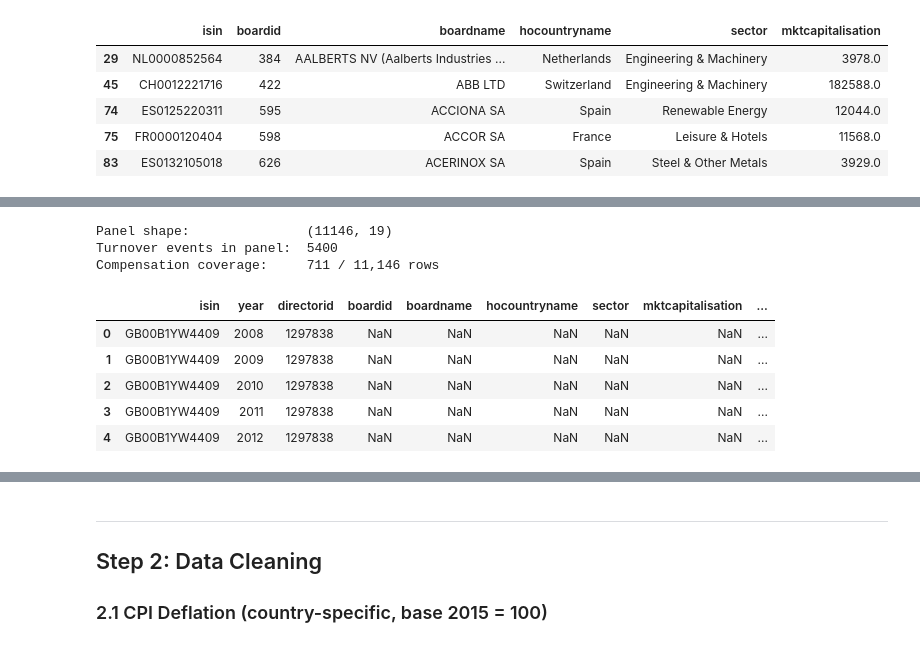
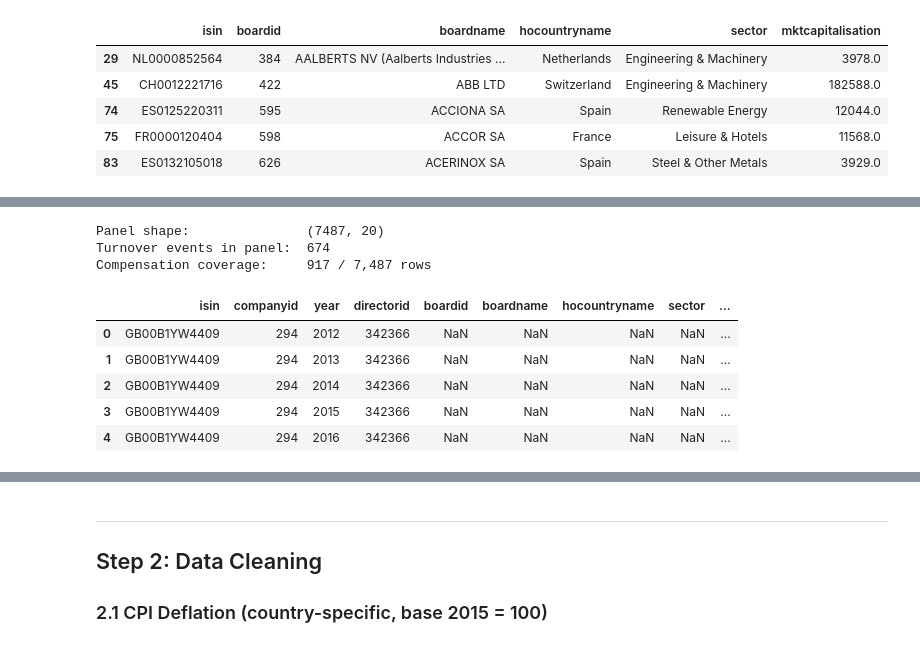
Before and after one commit to firrm/DAI, a Jupyter notebook: mission/proposals_st26/mission_proposal_Akbar-Zduńczyk.ipynb, the cells around one changed output, grey strips where cells are left out. Saved outputs shown, nothing was run; the diff lists cells and outputs as text; code cells hidden in the pictures.

```diff
--- a/mission/proposals_st26/mission_proposal_Akbar-Zduńczyk.ipynb
+++ b/mission/proposals_st26/mission_proposal_Akbar-Zduńczyk.ipynb
@@ -105,7 +122,7 @@ db = wrds.Connection()
 def load_or_fetch(cache_path, query_fn, label=""):
     """Load from local CSV cache; query WRDS and cache on first run."""
     if cache_path.exists():
-        df = pd.read_csv(cache_path)
+        df = pd.read_csv(cache_path, low_memory=False)
         print(f"[cache] {label}: {len(df):,} rows")
     else:
         print(f"[WRDS]  {label}: querying...")
@@ -206,15 +182,16 @@ See https://pandas.pydata.org/docs/user_guide/migration-3-strings.html#string-mi
 # %%
 def _fetch_emp():
-    # Chunk ISINs to stay well under SQL IN-clause limits
     chunk_size = 500
     parts = []
     isin_list = df_sxxp["ISIN"].dropna().str.strip().str.upper().unique().tolist()
     for i in range(0, len(isin_list), chunk_size):
         chunk = tuple(isin_list[i:i + chunk_size])
         parts.append(db.raw_sql("""
-            SELECT isin, directorid, rolename, datestartrole, dateendrole
+            SELECT isin, companyid, companyname, directorid, directorname,
+                   rolename, datestartrole, dateendrole, hocountryname
             FROM boardex.eur_wrds_dir_profile_emp
             WHERE isin IN %(isins)s
+            ORDER BY companyname, directorname, datestartrole
         """, params={"isins": chunk}))
     return pd.concat(parts, ignore_index=True)
 
@@ -435,11 +331,3 @@ Unique board IDs in universe:       466
 | 74 | ES0125220311 | 595 | ACCIONA SA | Spain | Renewable Energy | 12044.0 |
 | 75 | FR0000120404 | 598 | ACCOR SA | France | Leisure & Hotels | 11568.0 |
 | 83 | ES0132105018 | 626 | ACERINOX SA | Spain | Steel & Other Metals | 3929.0 |
-# %%
-# --- 1.2  Identify CEO roles within STOXX 600 firms ---
-CEO_PATTERN = r"chief executive|(?<!\w)ceo(?!\w)|managing director"
-df_emp["is_ceo"] = df_emp["rolename"].str.lower().str.contains(CEO_PATTERN, na=False, regex=True)
-df_ceo_emp = df_emp[df_emp["is_ceo"] & df_emp["isin"].isin(stoxx600_isins)].copy()
-
-print(f"CEO role-records in STOXX 600 firms: {len(df_ceo_emp)}")
-df_ceo_emp["rolename"].value_counts().head(10)
@@ -527,0 +466,18 @@ Firm-year CEO observations: 8,517
+# %%
+# --- 1.4  Expand strict CEO spells to firm-year panel ---
+YEAR_MIN, YEAR_MAX = 2000, 2024
+
+df_ceo_main["y_start"] = df_ceo_main["datestartrole"].dt.year.clip(lower=YEAR_MIN)
+df_ceo_main["y_end"] = (
+    df_ceo_main["dateendrole_clean"].dt.year.fillna(YEAR_MAX).clip(upper=YEAR_MAX)
+)
+df_ceo_panel = (
+    df_ceo_main
+    .assign(year=df_ceo_main.apply(lambda r: list(range(int(r.y_start), int(r.y_end) + 1)), axis=1))
+    .explode("year")
+    .drop_duplicates(subset=["isin", "year"])
+    [["isin", "companyid", "year", "directorid"]]
+)
+
+print(f"Firm-year CEO observations: {len(df_ceo_panel):,}")
+df_ceo_panel.head()
@@ -528,43 +492,43 @@ Firm-year CEO observations: 8,517
 # %%
 # --- 1.5  Merge remuneration, firm attributes, and executive demographics ---
 df_renum["year"] = pd.to_datetime(df_renum["annualreportdate"], errors="coerce").dt.year
 
-# Individual compensation rows only (exclude aggregate summary rows)
+# Individual compensation rows only (exclude board averages and totals)
 df_renum_indiv = df_renum[
     df_renum["boardid"].isin(stoxx600_boardids) &
     df_renum["directorid"].notna() &
     ~df_renum["rowtype"].str.lower().str.contains("average|total", na=False)
 ].sort_values("totalcompensation", ascending=False).drop_duplicates(["boardid", "directorid", "year"])
 
 FIRM_COLS  = ["isin", "boardid", "boardname", "hocountryname", "sector",
               "mktcapitalisation", "noemployees", "revenue"]
 RENUM_COLS = ["boardid", "directorid", "year",
               "salary", "bonus", "other", "totalcompensation", "currency", "rolename"]
 EXEC_COLS  = ["directorid", "age", "gender"]
 
 df_panel = (
     df_ceo_panel
     .merge(df_firm_sxxp[FIRM_COLS].drop_duplicates("isin"), on="isin", how="left")
     .merge(df_renum_indiv[RENUM_COLS], on=["boardid", "directorid", "year"], how="left")
     .merge(df_exec[EXEC_COLS].drop_duplicates("directorid"), on="directorid", how="left")
-    .merge(df_turnover[["isin", "year", "ceo_turnover"]], on=["isin", "year"], how="left")
+    .merge(ceo_turnover_firm_year[["isin", "year", "ceo_turnover"]], on=["isin", "year"], how="left")
 )
 df_panel["ceo_turnover"] = df_panel["ceo_turnover"].fillna(0).astype(int)
 
 print(f"Panel shape:               {df_panel.shape}")
 print(f"Turnover events in panel:  {df_panel['ceo_turnover'].sum()}")
 print(f"Compensation coverage:     {df_panel['totalcompensation'].notna().sum():,} / {len(df_panel):,} rows")
 df_panel.head()
 # %% [output]
-Panel shape:               (11146, 19)
-Turnover events in panel:  5400
-Compensation coverage:     711 / 11,146 rows
+Panel shape:               (7487, 20)
+Turnover events in panel:  674
+Compensation coverage:     917 / 7,487 rows
-|  | isin | year | directorid | boardid | boardname | hocountryname | sector | mktcapitalisation | ... |
-| 0 | GB00B1YW4409 | 2008 | 1297838 | NaN | NaN | NaN | NaN | NaN | ... |
-| 1 | GB00B1YW4409 | 2009 | 1297838 | NaN | NaN | NaN | NaN | NaN | ... |
-| 2 | GB00B1YW4409 | 2010 | 1297838 | NaN | NaN | NaN | NaN | NaN | ... |
-| 3 | GB00B1YW4409 | 2011 | 1297838 | NaN | NaN | NaN | NaN | NaN | ... |
-| 4 | GB00B1YW4409 | 2012 | 1297838 | NaN | NaN | NaN | NaN | NaN | ... |
+|  | isin | companyid | year | directorid | boardid | boardname | hocountryname | sector | ... |
+| 0 | GB00B1YW4409 | 294 | 2012 | 342366 | NaN | NaN | NaN | NaN | ... |
+| 1 | GB00B1YW4409 | 294 | 2013 | 342366 | NaN | NaN | NaN | NaN | ... |
+| 2 | GB00B1YW4409 | 294 | 2014 | 342366 | NaN | NaN | NaN | NaN | ... |
+| 3 | GB00B1YW4409 | 294 | 2015 | 342366 | NaN | NaN | NaN | NaN | ... |
+| 4 | GB00B1YW4409 | 294 | 2016 | 342366 | NaN | NaN | NaN | NaN | ... |
 # %%
 # --- 1.6  Merge Compustat fundamentals ---
 # df_cs is already loaded from cache/WRDS in the data-loading section above
```
Also changed, not shown: parts of 42 cells of this notebook.
